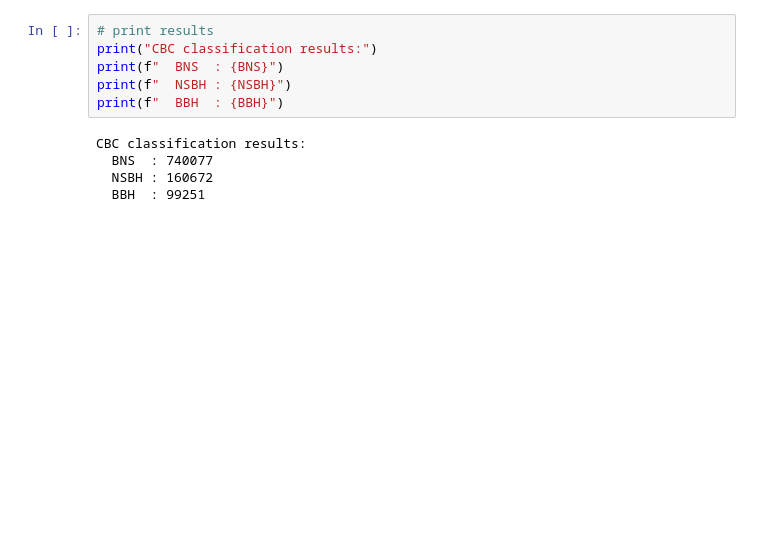
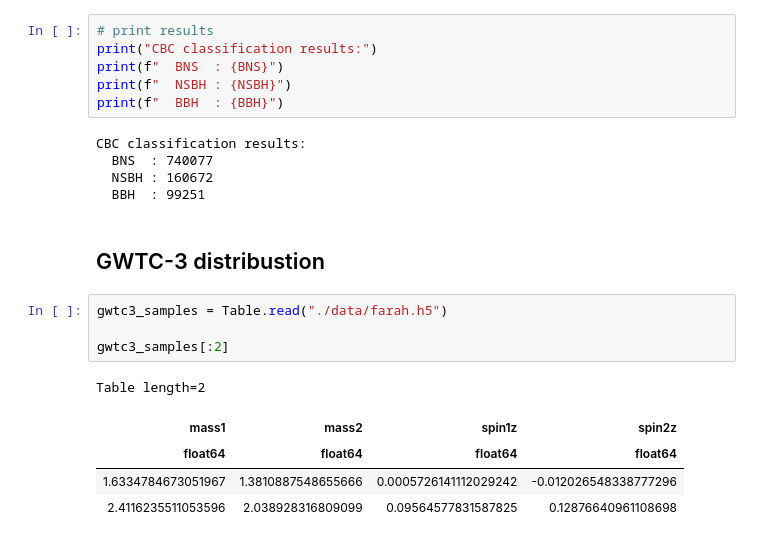
Before and after one commit to weizmannk/GWTC-4-distribution, a Jupyter notebook: distribustion_check.ipynb, the cells around one changed output. Cells and saved outputs as stored; diff of their text form; blank space fills up the shorter version.

```diff
--- a/distribustion_check.ipynb
+++ b/distribustion_check.ipynb
@@ -51,3 +59,15 @@ CBC classification results:
   BNS  : 740077
   NSBH : 160672
   BBH  : 99251
+# %% [markdown]
+## GWTC-3 distribustion
+# %%
+gwtc3_samples = Table.read("./data/farah.h5")
+
+gwtc3_samples[:2]
+# %% [output]
+Table length=2
+| mass1 | mass2 | spin1z | spin2z |
+| float64 | float64 | float64 | float64 |
+| 1.6334784673051967 | 1.3810887548655666 | 0.0005726141112029242 | -0.012026548338777296 |
+| 2.4116235511053596 | 2.038928316809099 | 0.09564577831587825 | 0.12876640961108698 |
```
Also changed, not shown: parts of 15 cells of this notebook, 5 other files.
